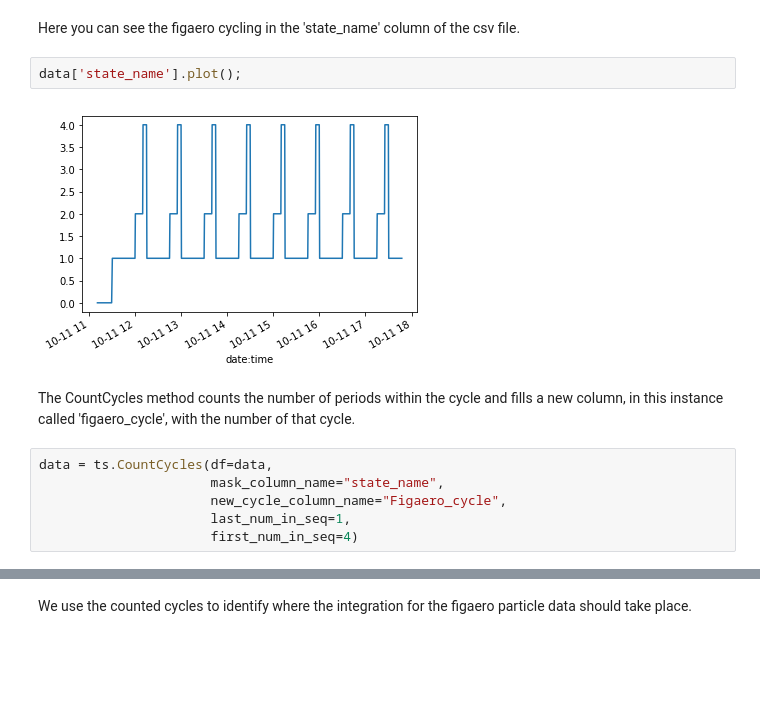
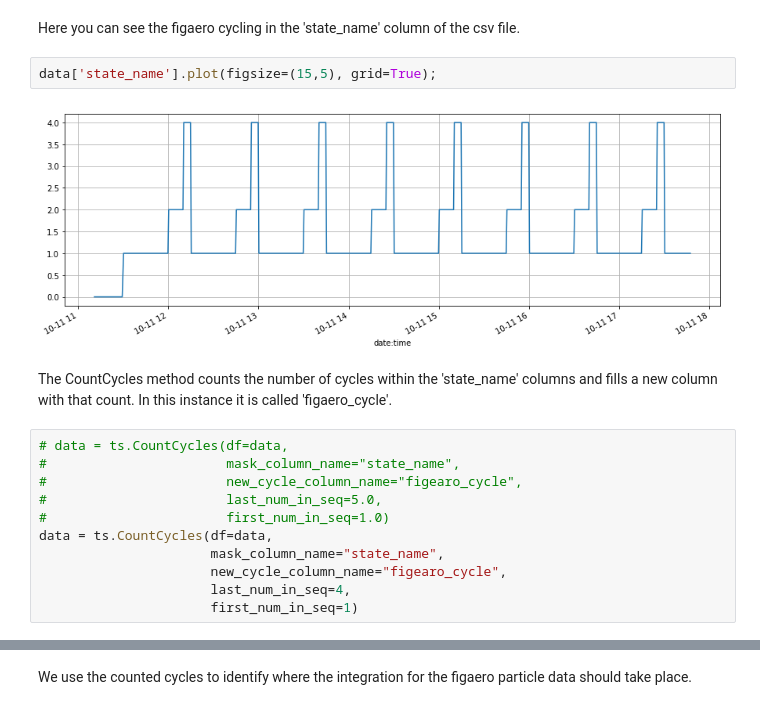
Before and after one commit to Micpri/ToFCIMSAnalysis, a Jupyter notebook: examples.ipynb, the cells around one changed output, grey strips where cells are left out. Drawn from its saved outputs; the diff is of its cells as text; blank space fills up the shorter version.

Commit message:
Improved timeseries.CountCycles(). Added timeseries.ExtractDesorptions() and timeseries.PlotExtractDesorptions(). Updated examples ipnb.

```diff
--- a/examples.ipynb
+++ b/examples.ipynb
@@ -126,15 +130,20 @@ data.head()
 # %% [markdown]
 Here you can see the figaero cycling in the 'state_name' column of the csv file.
 # %%
-data['state_name'].plot();
+data['state_name'].plot(figsize=(15,5), grid=True);
 # %% [output]
-[figure, old version]
+[figure, new version]
 # %% [markdown]
- The CountCycles method counts the number of periods within the cycle and fills a new column, in this instance called 'figaero_cycle', with the number of that cycle.
+ The CountCycles method counts the number of cycles within the 'state_name' columns and fills a new column with that count. In this instance it is called 'figaero_cycle'.
 # %%
+# data = ts.CountCycles(df=data,
+#                       mask_column_name="state_name",
+#                       new_cycle_column_name="figearo_cycle",
+#                       last_num_in_seq=5.0,
+#                       first_num_in_seq=1.0)
 data = ts.CountCycles(df=data,
                       mask_column_name="state_name",
-                      new_cycle_column_name="Figaero_cycle",
-                      last_num_in_seq=1,
-                      first_num_in_seq=4)
+                      new_cycle_column_name="figearo_cycle",
+                      last_num_in_seq=4,
+                      first_num_in_seq=1)
 # %%
```
Also changed, not shown: parts of 27 cells of this notebook, 1 other file.
